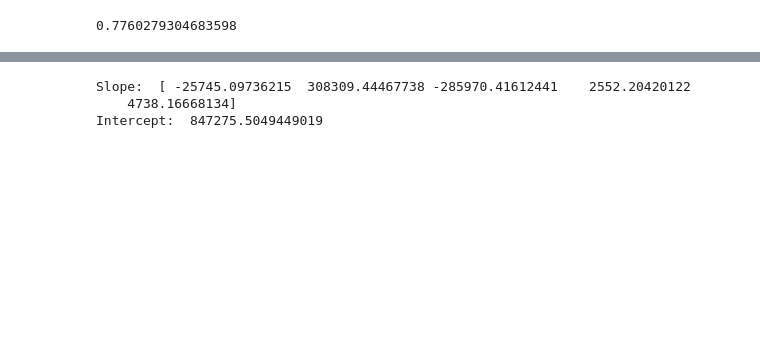
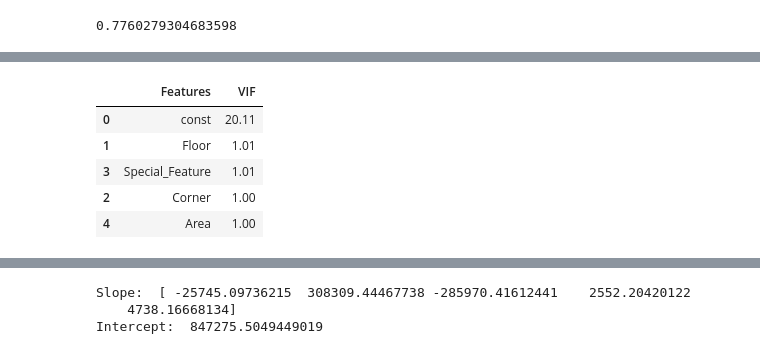
Before and after one commit to sharithomas/ML-AI, a Jupyter notebook: Data_preprocessing.ipynb, the cells around one changed output, grey strips where cells are left out. Cells and saved outputs as stored; diff of their text form; code cells hidden in the pictures; blank space fills up the shorter version.

```diff
--- a/Data_preprocessing.ipynb
+++ b/Data_preprocessing.ipynb
@@ -720,0 +801,14 @@ r2
+# %%
+vif=pd.DataFrame()
+vif['Features']=X_train_lm_1.columns
+vif['VIF']=[variance_inflation_factor(X_train_lm_1.values, i) for i in range(X_train_lm_1.shape[1])]
+vif['VIF']=round(vif['VIF'],2)
+vif=vif.sort_values('VIF',ascending=False)
+vif
+# %% [output]
+|  | Features | VIF |
+| 0 | const | 20.11 |
+| 1 | Floor | 1.01 |
+| 3 | Special_Feature | 1.01 |
+| 2 | Corner | 1.00 |
+| 4 | Area | 1.00 |
```
Also changed, not shown: parts of 27 cells of this notebook.
